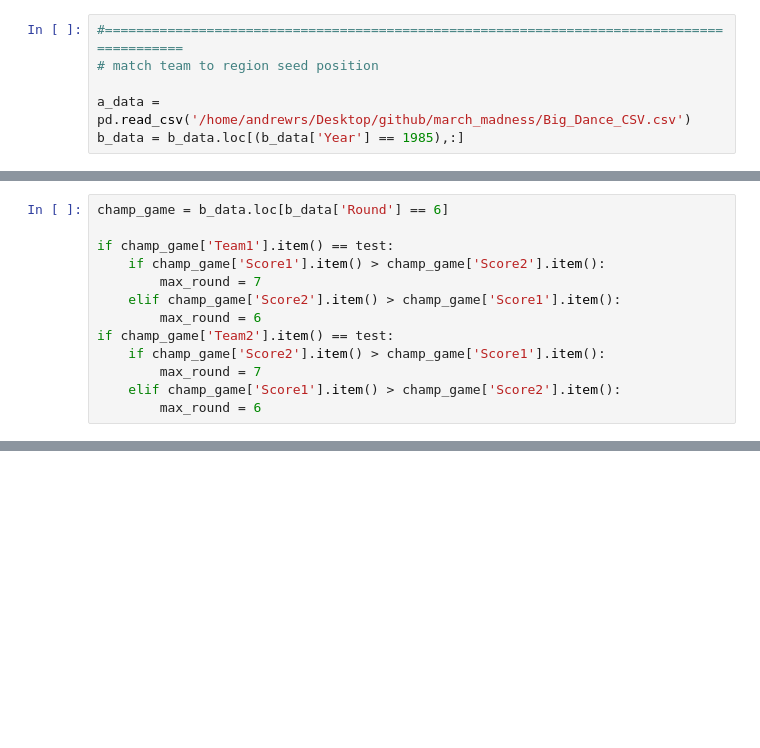
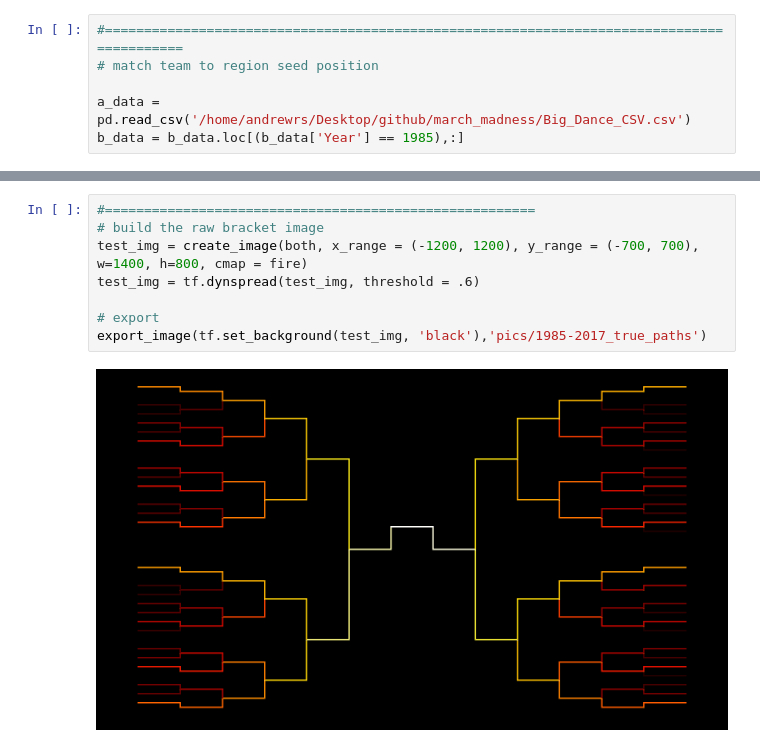
Before and after one commit to andrewsommerlot/ncaa-bracket-history-visualization, a Jupyter notebook: Untitled.ipynb, the cells around one changed output, grey strips where cells are left out. Drawn from its saved outputs; the diff is of its cells as text; blank space fills up the shorter version.

```diff
--- a/Untitled.ipynb
+++ b/Untitled.ipynb
@@ -640,13 +641,0 @@ test = 'Georgetown'
-# %%
-champ_game = b_data.loc[b_data['Round'] == 6]
-
-if champ_game['Team1'].item() == test:
-    if champ_game['Score1'].item() > champ_game['Score2'].item():
-        max_round = 7
-    elif champ_game['Score2'].item() > champ_game['Score1'].item():
-        max_round = 6
-if champ_game['Team2'].item() == test:
-    if champ_game['Score2'].item() > champ_game['Score1'].item():
-        max_round = 7
-    elif champ_game['Score1'].item() > champ_game['Score2'].item():
-        max_round = 6
@@ -656,0 +979,10 @@ steps = max_round - 1
+# %%
+#=======================================================
+# build the raw bracket image
+test_img = create_image(both, x_range = (-1200, 1200), y_range = (-700, 700), w=1400, h=800, cmap = fire)
+test_img = tf.dynspread(test_img, threshold = .6)
+
+# export
+export_image(tf.set_background(test_img, 'black'),'pics/1985-2017_true_paths')
+# %% [output]
+[figure, added]
```
Also changed, not shown: parts of 26 cells of this notebook.
